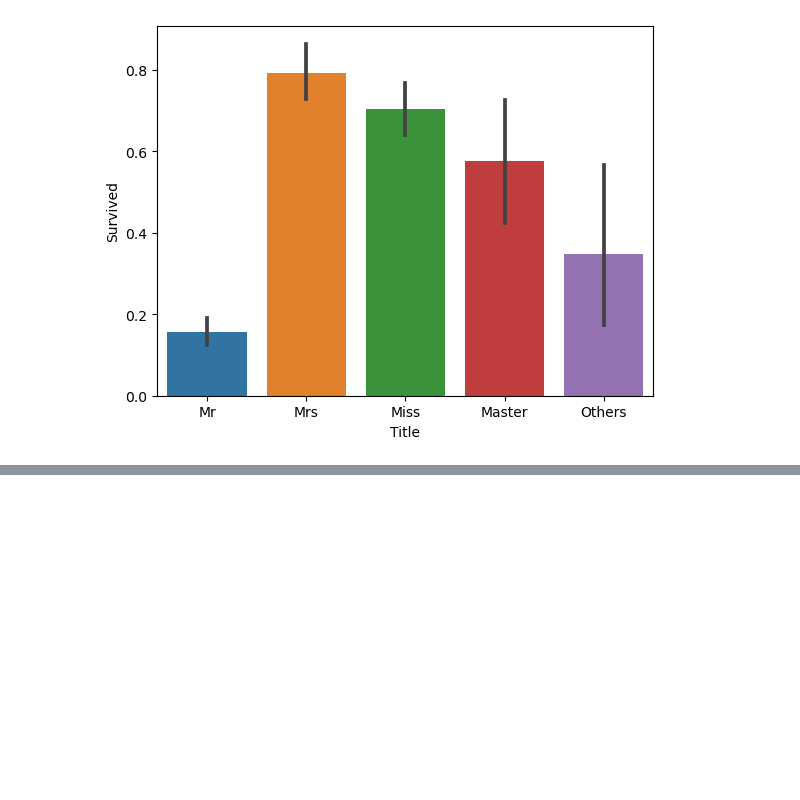
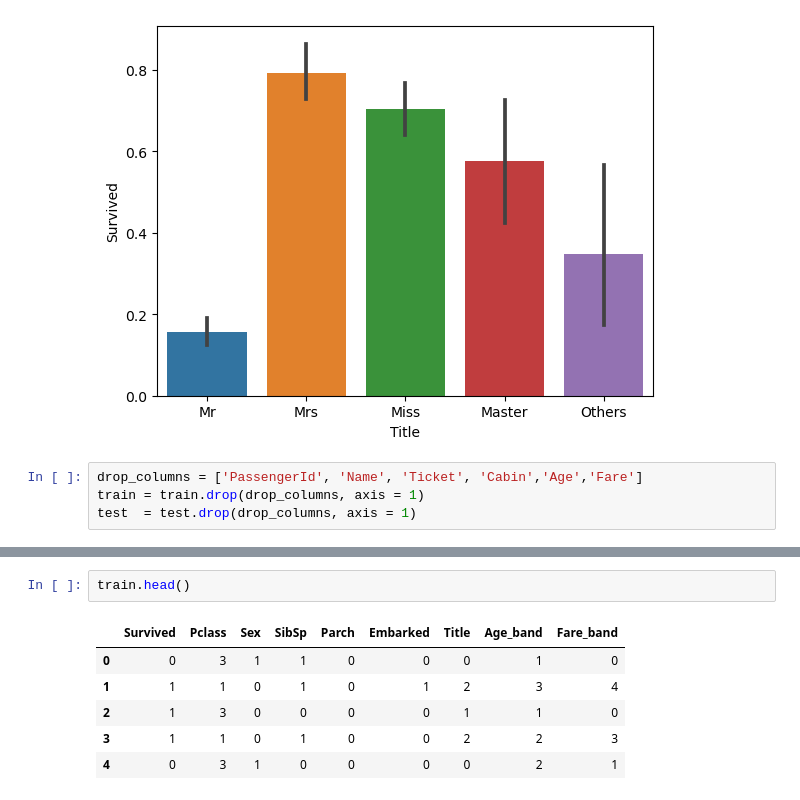
Before and after one commit to pipipik/skillup_01, a Jupyter notebook: DAY7/20240210_DAY7.ipynb, the cells around one changed output, grey strips where cells are left out. Saved outputs shown, nothing was run; the diff lists cells and outputs as text; blank space fills up the shorter version.

```diff
--- a/DAY7/20240210_DAY7.ipynb
+++ b/DAY7/20240210_DAY7.ipynb
@@ -234,3 +234,7 @@ sns.barplot(train["Title"], train["Survived"])
 plt.show()
 # %% [output]
 [figure]
+# %%
+drop_columns = ['PassengerId', 'Name', 'Ticket', 'Cabin','Age','Fare']
+train = train.drop(drop_columns, axis = 1)
+test  = test.drop(drop_columns, axis = 1)
@@ -236,0 +258,9 @@ plt.show()
+# %%
+train.head()
+# %% [output]
+|  | Survived | Pclass | Sex | SibSp | Parch | Embarked | Title | Age_band | Fare_band |
+| 0 | 0 | 3 | 1 | 1 | 0 | 0 | 0 | 1 | 0 |
+| 1 | 1 | 1 | 0 | 1 | 0 | 1 | 2 | 3 | 4 |
+| 2 | 1 | 3 | 0 | 0 | 0 | 0 | 1 | 1 | 0 |
+| 3 | 1 | 1 | 0 | 1 | 0 | 0 | 2 | 2 | 3 |
+| 4 | 0 | 3 | 1 | 0 | 0 | 0 | 0 | 2 | 1 |
```
Also changed, not shown: parts of 1 cell of this notebook.
